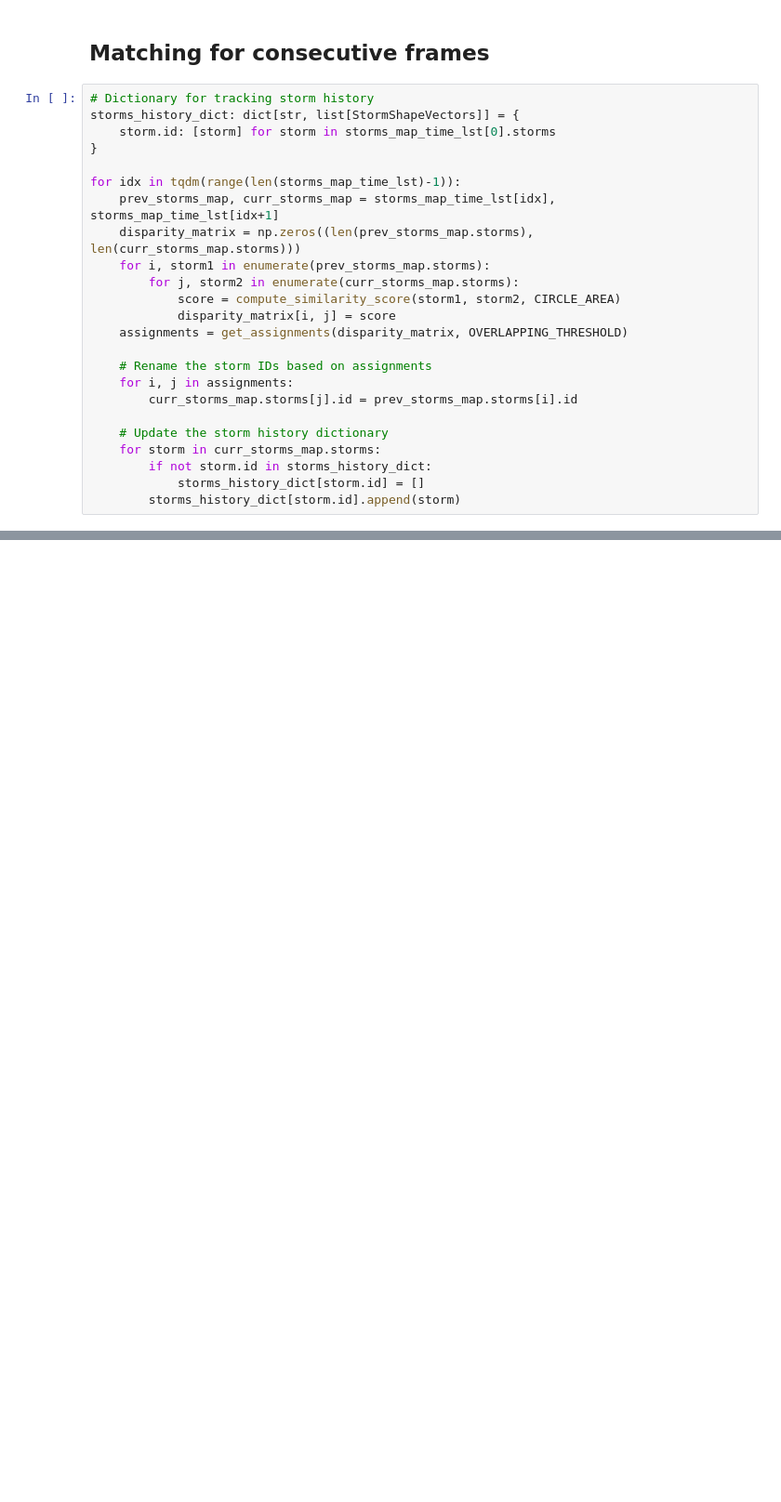
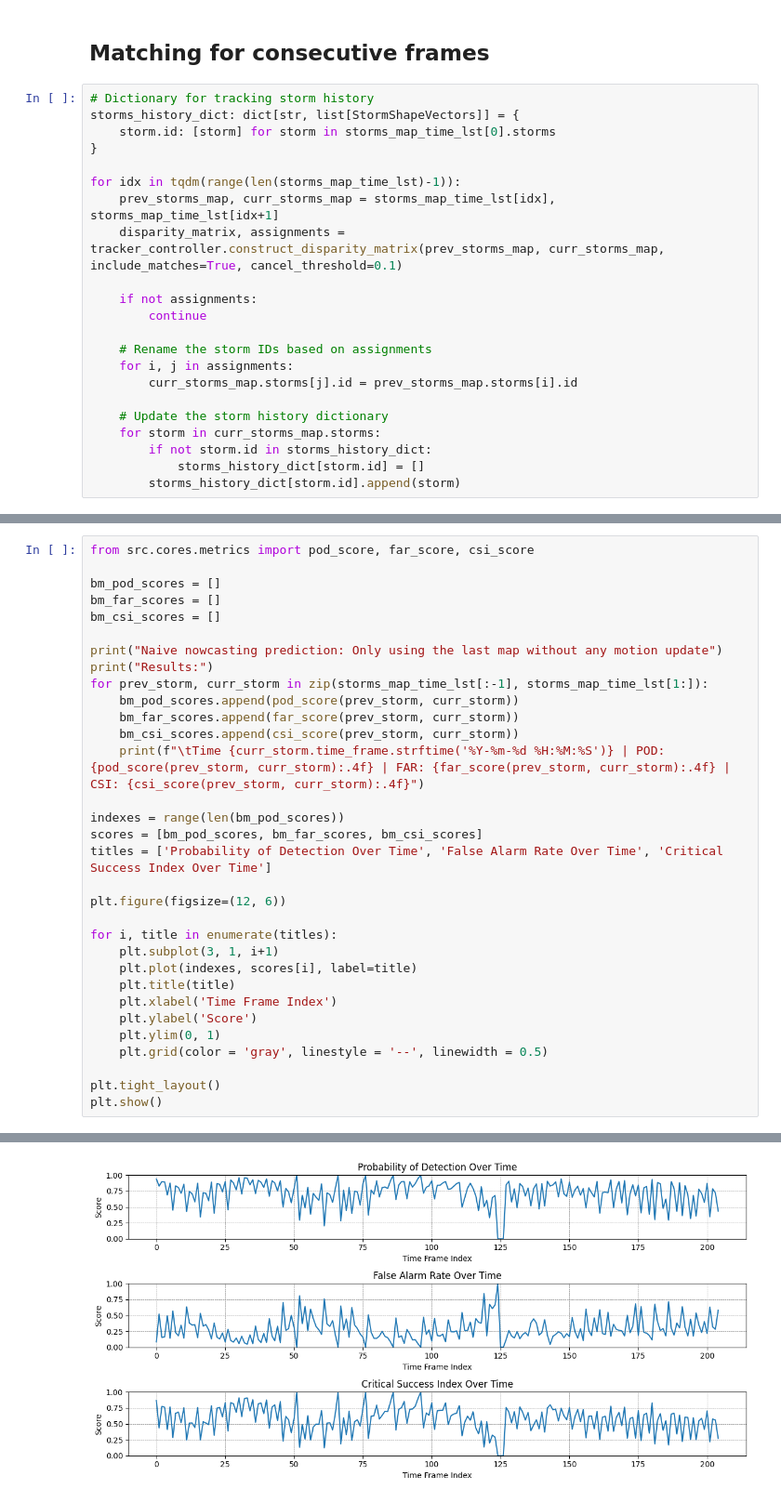
Before and after one commit to quochieu586/Thunderstorm-Nowcasting-Geometry-Topology-Approach, a Jupyter notebook: framework_sample.ipynb, the cells around one changed output, grey strips where cells are left out. Shown: that part at 93% size. Drawn from its saved outputs; the diff is of its cells as text; blank space fills up the shorter version.

```diff
--- a/framework_sample.ipynb
+++ b/framework_sample.ipynb
@@ -397,12 +361,10 @@ storms_history_dict: dict[str, list[StormShapeVectors]] = {
 
 for idx in tqdm(range(len(storms_map_time_lst)-1)):
     prev_storms_map, curr_storms_map = storms_map_time_lst[idx], storms_map_time_lst[idx+1]
-    disparity_matrix = np.zeros((len(prev_storms_map.storms), len(curr_storms_map.storms)))
-    for i, storm1 in enumerate(prev_storms_map.storms):
-        for j, storm2 in enumerate(curr_storms_map.storms):
-            score = compute_similarity_score(storm1, storm2, CIRCLE_AREA)
-            disparity_matrix[i, j] = score
-    assignments = get_assignments(disparity_matrix, OVERLAPPING_THRESHOLD)
+    disparity_matrix, assignments = tracker_controller.construct_disparity_matrix(prev_storms_map, curr_storms_map, include_matches=True, cancel_threshold=0.1)
+
+    if not assignments:
+        continue
 
     # Rename the storm IDs based on assignments
     for i, j in assignments:
@@ -440,0 +384,33 @@ Storm ID: time_10_storm_18 | Lifespan: 1
+# %%
+from src.cores.metrics import pod_score, far_score, csi_score
+
+bm_pod_scores = []
+bm_far_scores = []
+bm_csi_scores = []
+
+print("Naive nowcasting prediction: Only using the last map without any motion update")
+print("Results:")
+for prev_storm, curr_storm in zip(storms_map_time_lst[:-1], storms_map_time_lst[1:]):
+    bm_pod_scores.append(pod_score(prev_storm, curr_storm))
+    bm_far_scores.append(far_score(prev_storm, curr_storm))
+    bm_csi_scores.append(csi_score(prev_storm, curr_storm))
+    print(f"\tTime {curr_storm.time_frame.strftime('%Y-%m-%d %H:%M:%S')} | POD: {pod_score(prev_storm, curr_storm):.4f} | FAR: {far_score(prev_storm, curr_storm):.4f} | CSI: {csi_score(prev_storm, curr_storm):.4f}")
+
+indexes = range(len(bm_pod_scores))
+scores = [bm_pod_scores, bm_far_scores, bm_csi_scores]
+titles = ['Probability of Detection Over Time', 'False Alarm Rate Over Time', 'Critical Success Index Over Time']
+
+plt.figure(figsize=(12, 6))
+
+for i, title in enumerate(titles):
+    plt.subplot(3, 1, i+1)
+    plt.plot(indexes, scores[i], label=title)
+    plt.title(title)
+    plt.xlabel('Time Frame Index')
+    plt.ylabel('Score')
+    plt.ylim(0, 1)
+    plt.grid(color = 'gray', linestyle = '--', linewidth = 0.5)
+
+plt.tight_layout()
+plt.show()
+# %% [output]
@@ -440,0 +434 @@ Storm ID: time_10_storm_18 | Lifespan: 1
+[figure, added]
```
Also changed, not shown: parts of 20 cells of this notebook, 6 other files.
